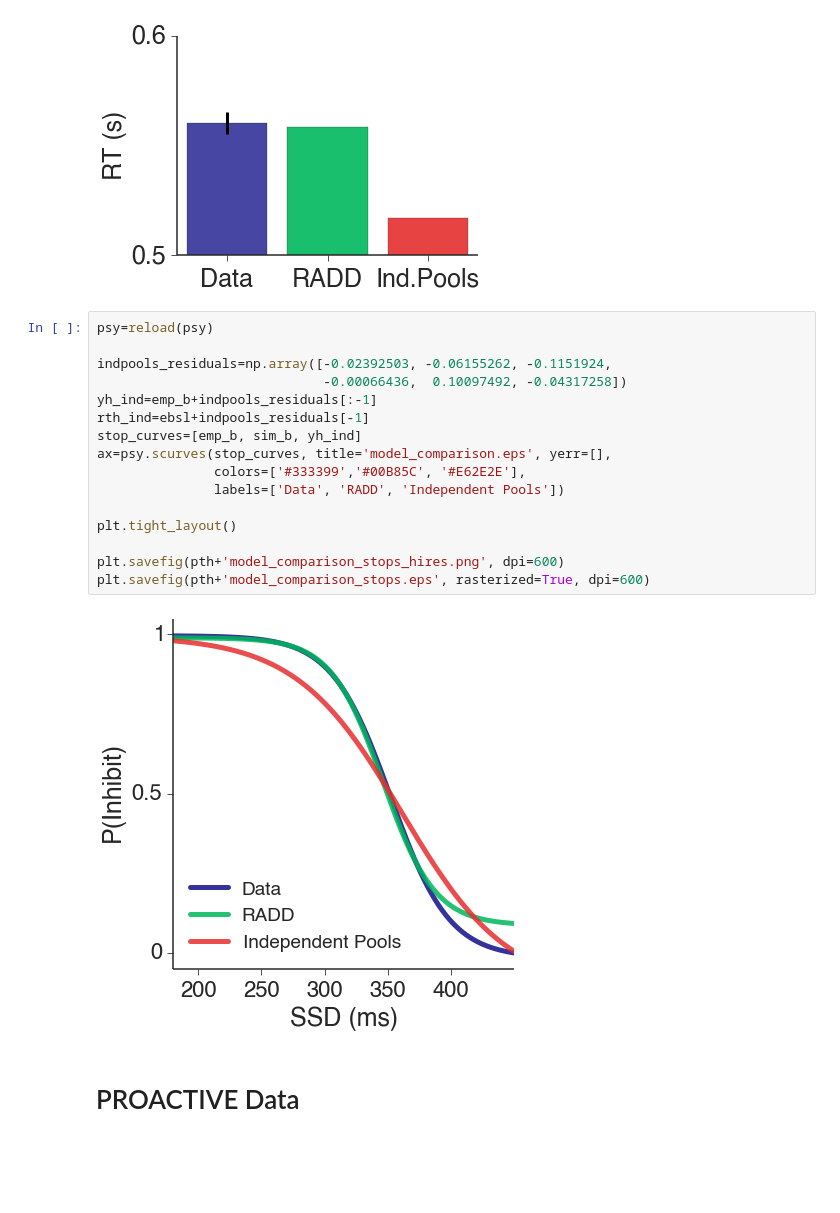
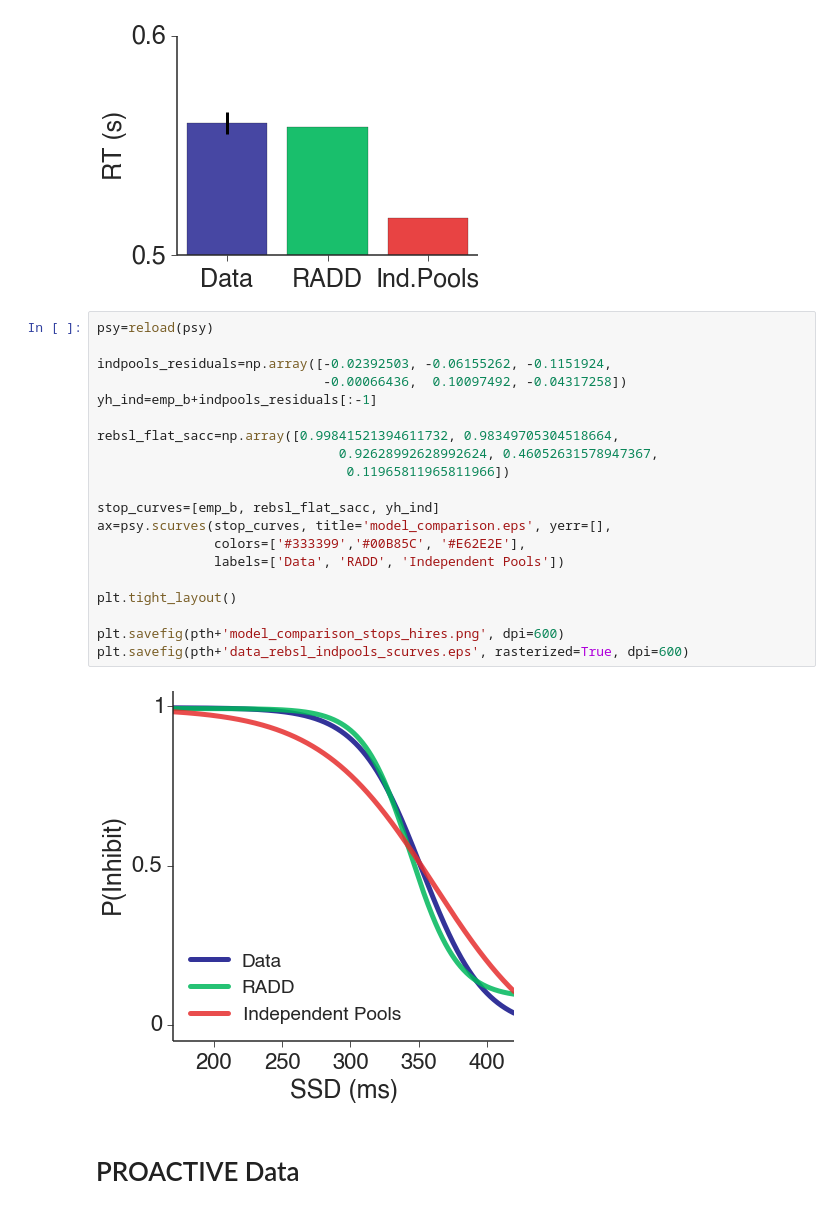
Before and after one commit to dunovank/pynb, a Jupyter notebook: RADD Figures CLEAN.ipynb, the cells around one changed output. Drawn from its saved outputs; the diff is of its cells as text; blank space fills up the shorter version.

```diff
--- a/RADD Figures CLEAN.ipynb
+++ b/RADD Figures CLEAN.ipynb
@@ -349,21 +265,25 @@ plt.tight_layout()
 # %%
 psy=reload(psy)
 
 indpools_residuals=np.array([-0.02392503, -0.06155262, -0.1151924,
                              -0.00066436,  0.10097492, -0.04317258])
 yh_ind=emp_b+indpools_residuals[:-1]
-rth_ind=ebsl+indpools_residuals[-1]
-stop_curves=[emp_b, sim_b, yh_ind]
+
+rebsl_flat_sacc=np.array([0.99841521394611732, 0.98349705304518664,
+                               0.92628992628992624, 0.46052631578947367,
+                                0.11965811965811966])
+
+stop_curves=[emp_b, rebsl_flat_sacc, yh_ind]
 ax=psy.scurves(stop_curves, title='model_comparison.eps', yerr=[],
                colors=['#333399','#00B85C', '#E62E2E'],
                labels=['Data', 'RADD', 'Independent Pools'])
 
 plt.tight_layout()
 
 plt.savefig(pth+'model_comparison_stops_hires.png', dpi=600)
-plt.savefig(pth+'model_comparison_stops.eps', rasterized=True, dpi=600)
+plt.savefig(pth+'data_rebsl_indpools_scurves.eps', rasterized=True, dpi=600)
 # %% [output]
-[figure, old version]
+[figure, new version]
 # %% [markdown]
 # PROACTIVE Data
 # %%
```
Also changed, not shown: parts of 15 cells of this notebook, 1 other file.
